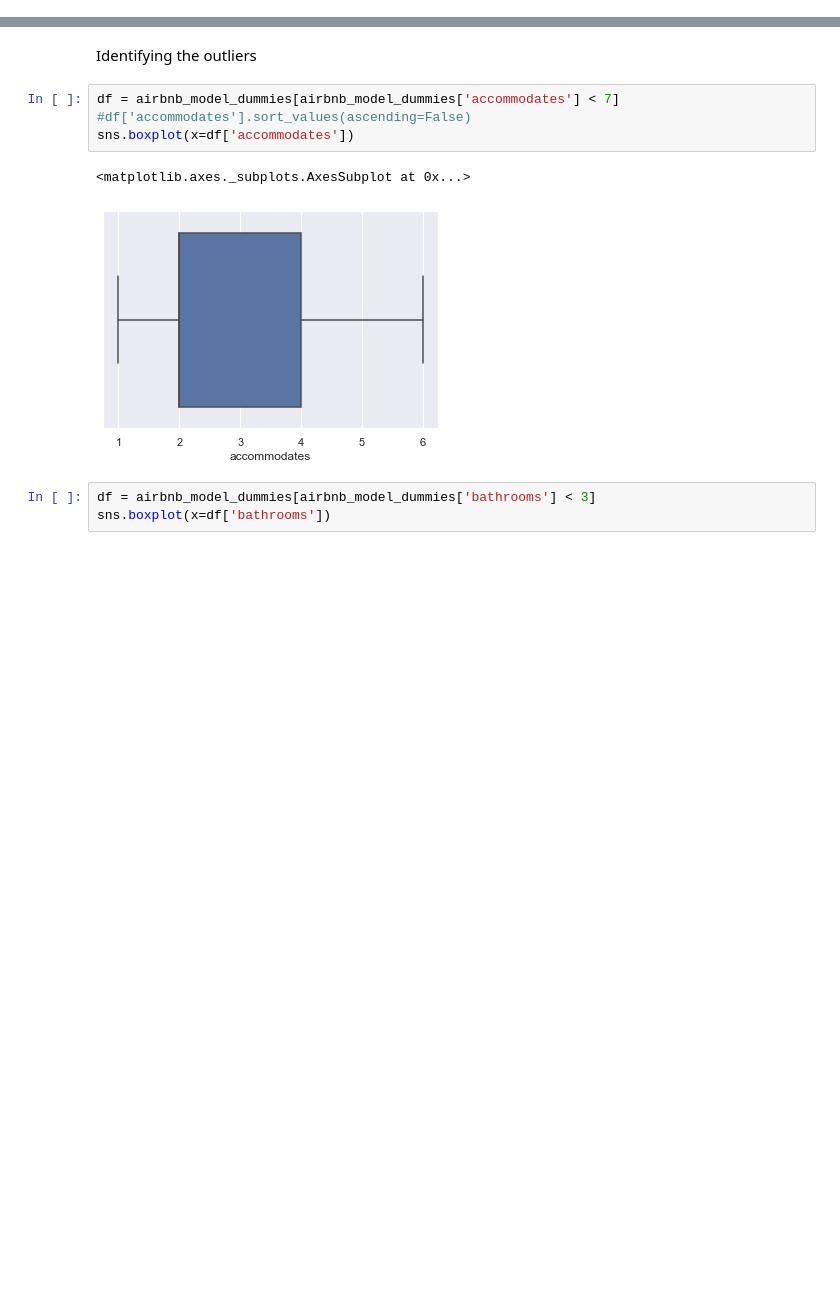
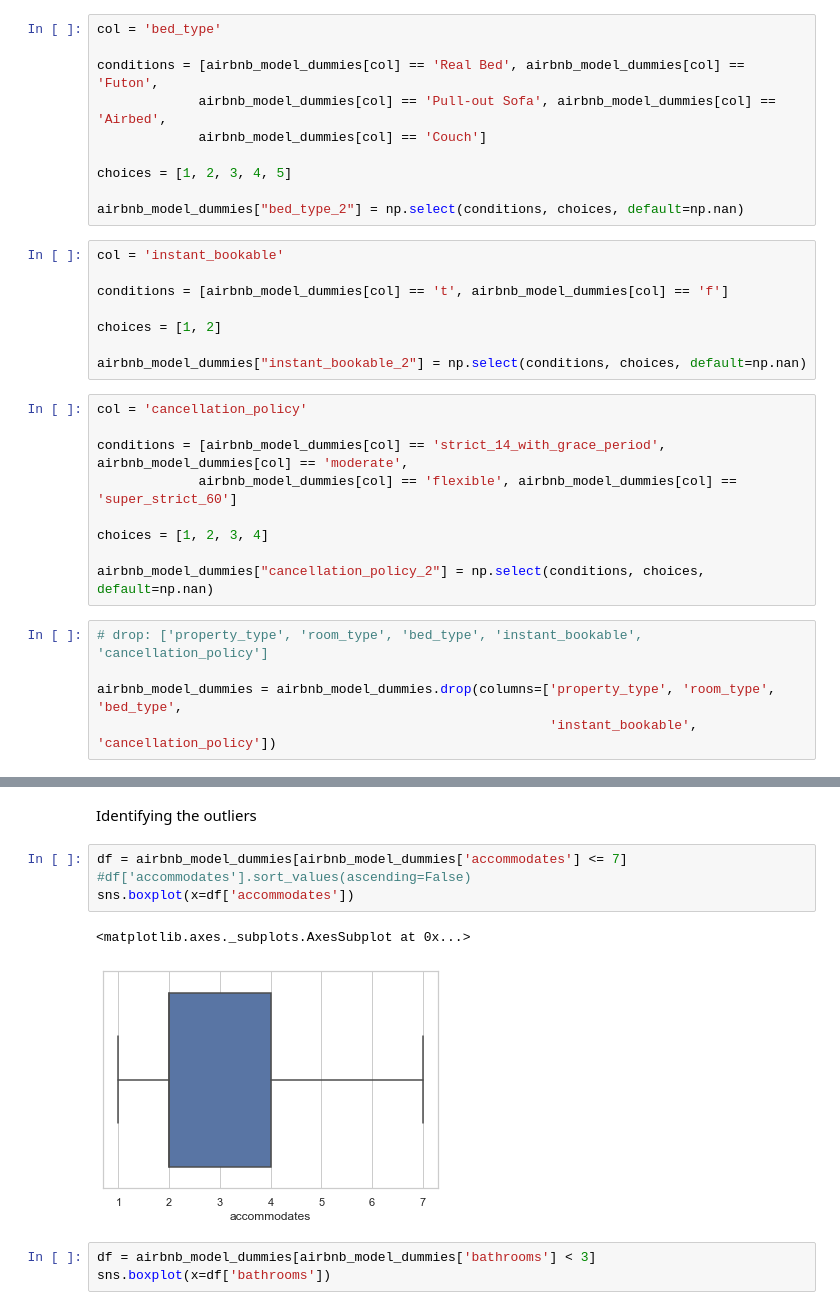
Before and after one commit to AneteRudz/final-project, a Jupyter notebook: Price.ipynb, the cells around one changed output, grey strips where cells are left out. Saved outputs shown, nothing was run; the diff lists cells and outputs as text; blank space fills up the shorter version.

```diff
--- a/Price.ipynb
+++ b/Price.ipynb
@@ -70,3 +169,35 @@ airbnb_model_dummies = pd.get_dummies(data = airbnb_model,
+# %%
+col = 'bed_type'
+
+conditions = [airbnb_model_dummies[col] == 'Real Bed', airbnb_model_dummies[col] == 'Futon',
+             airbnb_model_dummies[col] == 'Pull-out Sofa', airbnb_model_dummies[col] == 'Airbed',
+             airbnb_model_dummies[col] == 'Couch']
+
+choices = [1, 2, 3, 4, 5]
+
+airbnb_model_dummies["bed_type_2"] = np.select(conditions, choices, default=np.nan)
+# %%
+col = 'instant_bookable'
+
+conditions = [airbnb_model_dummies[col] == 't', airbnb_model_dummies[col] == 'f']
+
+choices = [1, 2]
+
+airbnb_model_dummies["instant_bookable_2"] = np.select(conditions, choices, default=np.nan)
+# %%
+col = 'cancellation_policy'
+
+conditions = [airbnb_model_dummies[col] == 'strict_14_with_grace_period', airbnb_model_dummies[col] == 'moderate',
+             airbnb_model_dummies[col] == 'flexible', airbnb_model_dummies[col] == 'super_strict_60']
+
+choices = [1, 2, 3, 4]
+
+airbnb_model_dummies["cancellation_policy_2"] = np.select(conditions, choices, default=np.nan)
+# %%
+# drop: ['property_type', 'room_type', 'bed_type', 'instant_bookable', 'cancellation_policy']
+
+airbnb_model_dummies = airbnb_model_dummies.drop(columns=['property_type', 'room_type', 'bed_type',
+                                                          'instant_bookable', 'cancellation_policy'])
 # %%
 # Remove missing values
 airbnb_model_dummies = airbnb_model_dummies.dropna()
@@ -75,12 +215,12 @@ airbnb_model_dummies = airbnb_model_dummies.dropna()
 # %% [markdown]
 Identifying the outliers
 # %%
-df = airbnb_model_dummies[airbnb_model_dummies['accommodates'] < 7]
+df = airbnb_model_dummies[airbnb_model_dummies['accommodates'] <= 7]
 #df['accommodates'].sort_values(ascending=False)
 sns.boxplot(x=df['accommodates'])
 # %% [output]
 <matplotlib.axes._subplots.AxesSubplot at 0x...>
-[figure, old version]
+[figure, new version]
 # %%
 df = airbnb_model_dummies[airbnb_model_dummies['bathrooms'] < 3]
 sns.boxplot(x=df['bathrooms'])
```
Also changed, not shown: parts of 81 cells of this notebook, 1 other file.
